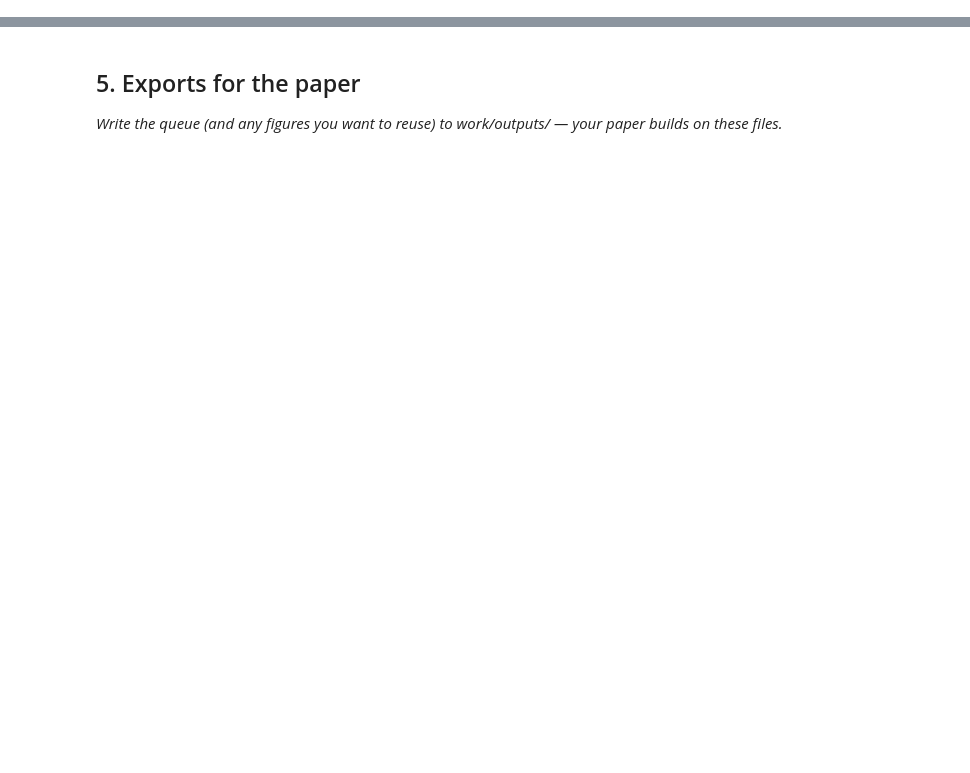
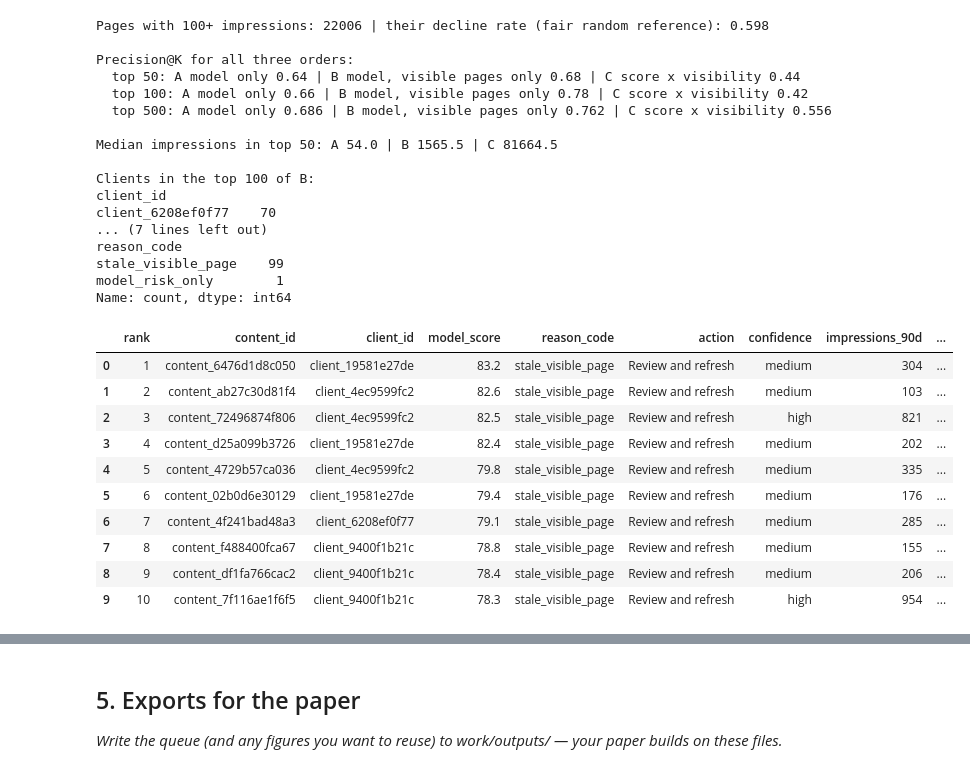
Before and after one commit to nimrafarooq2006-coder/ml-internship-work, a Jupyter notebook: work/notebooks/w07_action_playbook.ipynb, the cells around one changed output, grey strips where cells are left out. Cells and saved outputs as stored; diff of their text form; code cells hidden in the pictures; blank space fills up the shorter version.

```diff
--- a/work/notebooks/w07_action_playbook.ipynb
+++ b/work/notebooks/w07_action_playbook.ipynb
@@ -12,0 +217,58 @@ This skeleton is yours to fill. Work the sections **in order** — each one has
+# %%
+# Option B: model score order, but only for pages with enough visibility
+vis = df[df["impressions_90d"] >= 100]
+qB = vis.sort_values("model_score", ascending=False).reset_index(drop=True)
+qB.insert(0, "rank", qB.index + 1)
+base_vis = round(float(vis["declining"].mean()), 3)
+
+print("Pages with 100+ impressions:", len(vis), "| their decline rate (fair random reference):", base_vis)
+print("\nPrecision@K for all three orders:")
+for k in (50, 100, 500):
+    print(f"  top {k}: A model only {p_at(old_q, k)} | B model, visible pages only {p_at(qB, k)} | C score x visibility {p_at(new_q, k)}")
+print("\nMedian impressions in top 50: A", old_q["impressions_90d"].head(50).median(),
+      "| B", qB["impressions_90d"].head(50).median(), "| C", new_q["impressions_90d"].head(50).median())
+print("\nClients in the top 100 of B:")
+print(qB["client_id"].head(100).value_counts().head(5))
+print("\nReason codes in the top 100 of B:")
+print(qB["reason_code"].head(100).value_counts())
+
+# Export: B is the main queue, C is kept as an alternative view
+qB[cols].to_csv("work/outputs/ranked_action_queue.csv", index=False)
+new_q[["rank"] + [c for c in cols2 if c != "rank"]].to_csv("work/outputs/ranked_queue_visibility_weighted.csv", index=False)
+metrics.update({
+    "main_queue": "B: model score order, pages with 100+ impressions only",
+    "visible_pages": int(len(vis)), "visible_decline_rate": base_vis,
+    "B_precision_at_50": p_at(qB, 50), "B_precision_at_100": p_at(qB, 100), "B_precision_at_500": p_at(qB, 500),
+    "A_precision_at_50": p_at(old_q, 50), "C_precision_at_50": p_at(new_q, 50)})
+with open("work/outputs/playbook_metrics.json", "w") as f:
+    json.dump(metrics, f, indent=2)
+qB[cols].head(10)
+# %% [output]
+Pages with 100+ impressions: 22006 | their decline rate (fair random reference): 0.598
+
+Precision@K for all three orders:
+  top 50: A model only 0.64 | B model, visible pages only 0.68 | C score x visibility 0.44
+  top 100: A model only 0.66 | B model, visible pages only 0.78 | C score x visibility 0.42
+  top 500: A model only 0.686 | B model, visible pages only 0.762 | C score x visibility 0.556
+
+Median impressions in top 50: A 54.0 | B 1565.5 | C 81664.5
+
+Clients in the top 100 of B:
+client_id
+client_6208ef0f77    70
+... (7 lines left out)
+reason_code
+stale_visible_page    99
+model_risk_only        1
+Name: count, dtype: int64
+|  | rank | content_id | client_id | model_score | reason_code | action | confidence | impressions_90d | ... |
+| 0 | 1 | content_6476d1d8c050 | client_19581e27de | 83.2 | stale_visible_page | Review and refresh | medium | 304 | ... |
+| 1 | 2 | content_ab27c30d81f4 | client_4ec9599fc2 | 82.6 | stale_visible_page | Review and refresh | medium | 103 | ... |
+| 2 | 3 | content_72496874f806 | client_4ec9599fc2 | 82.5 | stale_visible_page | Review and refresh | high | 821 | ... |
+| 3 | 4 | content_d25a099b3726 | client_19581e27de | 82.4 | stale_visible_page | Review and refresh | medium | 202 | ... |
+| 4 | 5 | content_4729b57ca036 | client_4ec9599fc2 | 79.8 | stale_visible_page | Review and refresh | medium | 335 | ... |
+| 5 | 6 | content_02b0d6e30129 | client_19581e27de | 79.4 | stale_visible_page | Review and refresh | medium | 176 | ... |
+| 6 | 7 | content_4f241bad48a3 | client_6208ef0f77 | 79.1 | stale_visible_page | Review and refresh | medium | 285 | ... |
+| 7 | 8 | content_f488400fca67 | client_9400f1b21c | 78.8 | stale_visible_page | Review and refresh | medium | 155 | ... |
+| 8 | 9 | content_df1fa766cac2 | client_9400f1b21c | 78.4 | stale_visible_page | Review and refresh | medium | 206 | ... |
+| 9 | 10 | content_7f116ae1f6f5 | client_9400f1b21c | 78.3 | stale_visible_page | Review and refresh | high | 954 | ... |
```
Also changed, not shown: parts of 15 cells of this notebook.
